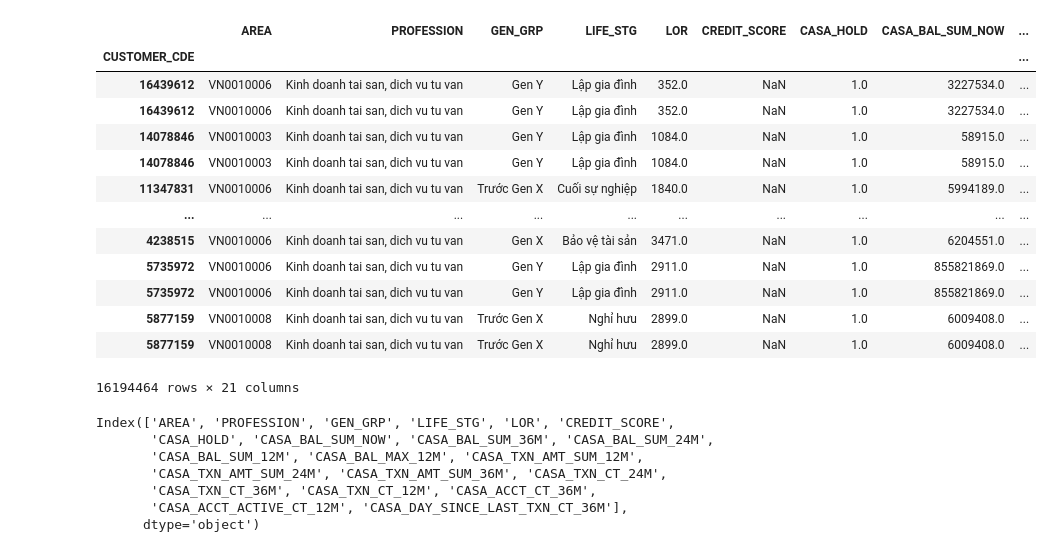
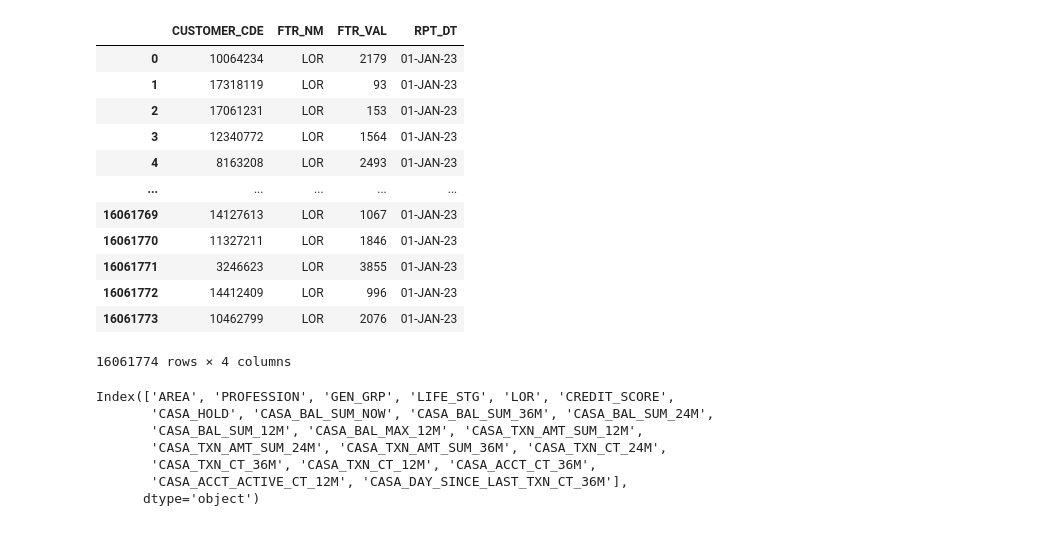
Before and after one commit to HuynhThanhQuan/feature-store, a Jupyter notebook: reactive_casa/deploy/notebook/inspect_model_performance.ipynb, the cells around one changed output. Cells and saved outputs as stored; diff of their text form; code cells hidden in the pictures.

```diff
--- a/reactive_casa/deploy/notebook/inspect_model_performance.ipynb
+++ b/reactive_casa/deploy/notebook/inspect_model_performance.ipynb
@@ -6,23 +6,22 @@ import numpy as np
 # %%
 plt.style.use('bmh')
 # %%
-df = pd.read_parquet('../data/01-01-2023/FEATURE_DATA_FMT')
+df = pd.read_parquet('../data/01-01-2023/LOR')
 df
 # %% [output]
-|  | AREA | PROFESSION | GEN_GRP | LIFE_STG | LOR | CREDIT_SCORE | CASA_HOLD | CASA_BAL_SUM_NOW | ... |
-| CUSTOMER_CDE |  |  |  |  |  |  |  |  | ... |
-| 16439612 | VN0010006 | Kinh doanh tai san, dich vu tu van | Gen Y | Lập gia đình | 352.0 | NaN | 1.0 | 3227534.0 | ... |
-| 16439612 | VN0010006 | Kinh doanh tai san, dich vu tu van | Gen Y | Lập gia đình | 352.0 | NaN | 1.0 | 3227534.0 | ... |
-| 14078846 | VN0010003 | Kinh doanh tai san, dich vu tu van | Gen Y | Lập gia đình | 1084.0 | NaN | 1.0 | 58915.0 | ... |
-| 14078846 | VN0010003 | Kinh doanh tai san, dich vu tu van | Gen Y | Lập gia đình | 1084.0 | NaN | 1.0 | 58915.0 | ... |
-| 11347831 | VN0010006 | Kinh doanh tai san, dich vu tu van | Trước Gen X | Cuối sự nghiệp | 1840.0 | NaN | 1.0 | 5994189.0 | ... |
-| ... | ... | ... | ... | ... | ... | ... | ... | ... | ... |
-| 4238515 | VN0010006 | Kinh doanh tai san, dich vu tu van | Gen X | Bảo vệ tài sản | 3471.0 | NaN | 1.0 | 6204551.0 | ... |
-| 5735972 | VN0010006 | Kinh doanh tai san, dich vu tu van | Gen Y | Lập gia đình | 2911.0 | NaN | 1.0 | 855821869.0 | ... |
-| 5735972 | VN0010006 | Kinh doanh tai san, dich vu tu van | Gen Y | Lập gia đình | 2911.0 | NaN | 1.0 | 855821869.0 | ... |
-| 5877159 | VN0010008 | Kinh doanh tai san, dich vu tu van | Trước Gen X | Nghỉ hưu | 2899.0 | NaN | 1.0 | 6009408.0 | ... |
-| 5877159 | VN0010008 | Kinh doanh tai san, dich vu tu van | Trước Gen X | Nghỉ hưu | 2899.0 | NaN | 1.0 | 6009408.0 | ... |
+|  | CUSTOMER_CDE | FTR_NM | FTR_VAL | RPT_DT |
+| 0 | 10064234 | LOR | 2179 | 01-JAN-23 |
+| 1 | 17318119 | LOR | 93 | 01-JAN-23 |
+| 2 | 17061231 | LOR | 153 | 01-JAN-23 |
+| 3 | 12340772 | LOR | 1564 | 01-JAN-23 |
+| 4 | 8163208 | LOR | 2493 | 01-JAN-23 |
+| ... | ... | ... | ... | ... |
+| 16061769 | 14127613 | LOR | 1067 | 01-JAN-23 |
+| 16061770 | 11327211 | LOR | 1846 | 01-JAN-23 |
+| 16061771 | 3246623 | LOR | 3855 | 01-JAN-23 |
+| 16061772 | 14412409 | LOR | 996 | 01-JAN-23 |
+| 16061773 | 10462799 | LOR | 2076 | 01-JAN-23 |
-16194464 rows × 21 columns
+16061774 rows × 4 columns
 # %%
 df.columns
 # %% [output]
```
Also changed, not shown: 5 other files.
